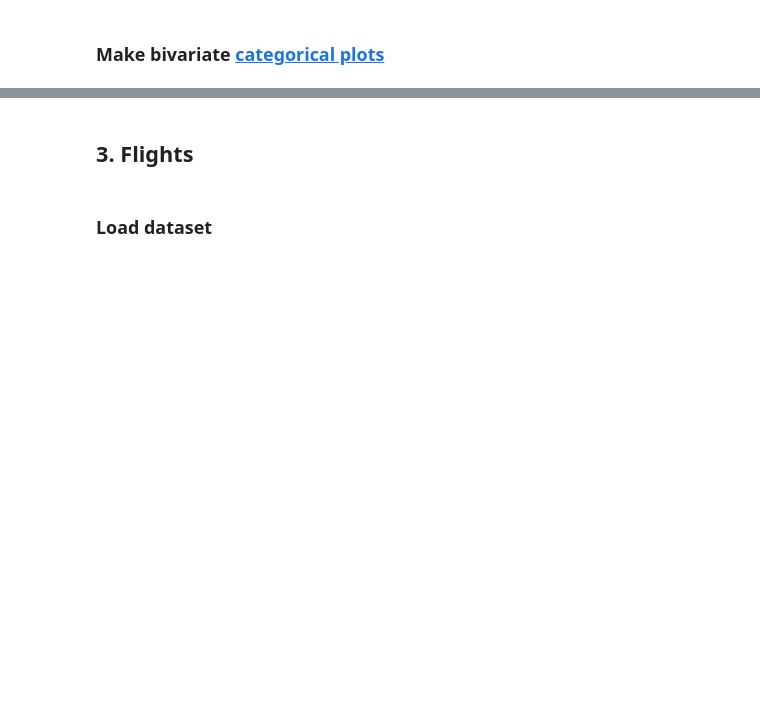
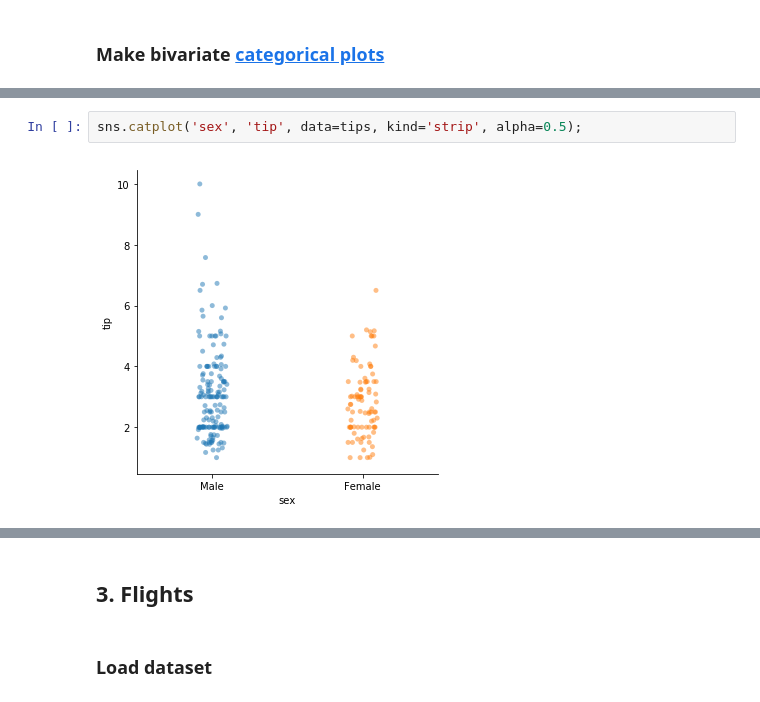
Before and after one commit to bloominstituteoftechnology/DS-Sprint-02-Storytelling-With-Data, a Jupyter notebook: module2-choose-appropriate-visualizations/LS_DS_122_Choose_appropriate_visualizations.ipynb, the cells around one changed output, grey strips where cells are left out. Cells and saved outputs as stored; diff of their text form; blank space fills up the shorter version.

```diff
--- a/module2-choose-appropriate-visualizations/LS_DS_122_Choose_appropriate_visualizations.ipynb
+++ b/module2-choose-appropriate-visualizations/LS_DS_122_Choose_appropriate_visualizations.ipynb
@@ -285,0 +234,4 @@ sns.relplot('total_bill', 'percent',  data=tips, alpha=0.5);
+# %%
+sns.catplot('sex', 'tip', data=tips, kind='strip', alpha=0.5);
+# %% [output]
+[figure, added]
```
Also changed, not shown: parts of 29 cells of this notebook, 1 other file.
